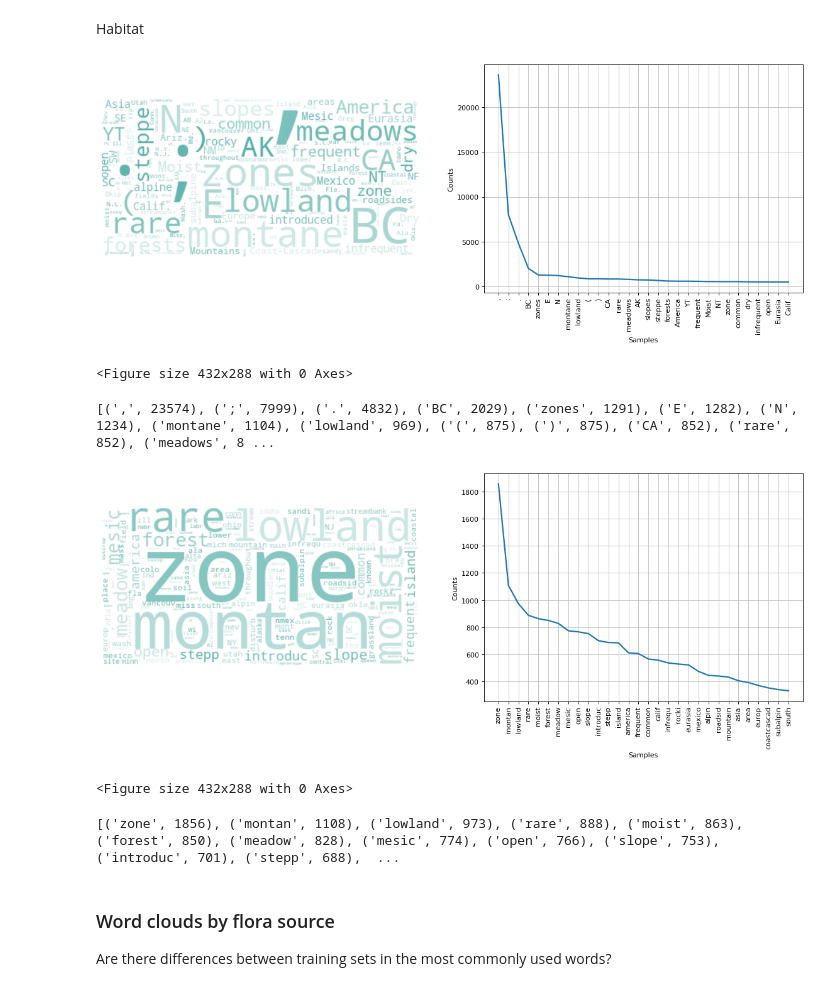
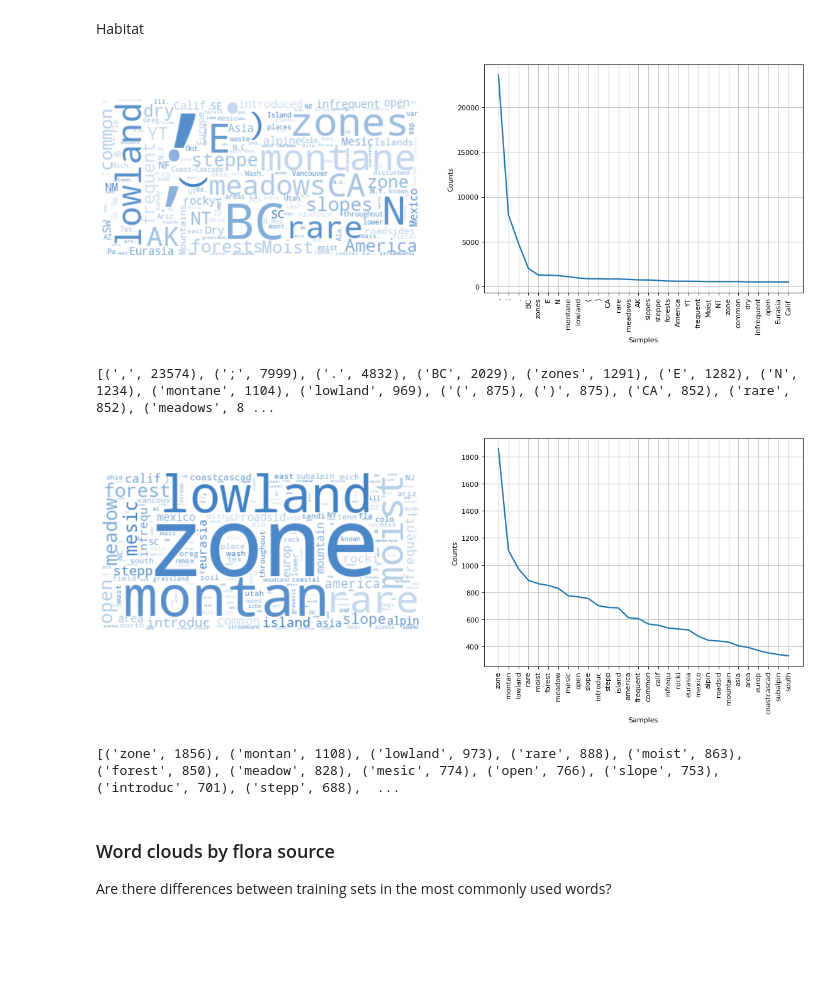
Before and after one commit to jocelynpender/flora-prepper, a Jupyter notebook: notebooks/analysis_visualization.ipynb, the cells around one changed output. Saved outputs shown, nothing was run; the diff lists cells and outputs as text; code cells hidden in the pictures; blank space fills up the shorter version.

```diff
--- a/notebooks/analysis_visualization.ipynb
+++ b/notebooks/analysis_visualization.ipynb
@@ -114,15 +112,13 @@ visualize_words(key, tokenized_stop_words_clean, cleanup=True, color="yellow")
 # %% [markdown]
 Habitat
 # %%
-visualize_words(habitat, tokenized_stop_words, color="purple")
-visualize_words(habitat, tokenized_stop_words_clean, cleanup=True, color="purple")
+visualize_words(habitat, tokenized_stop_words, color="blue")
+visualize_words(habitat, tokenized_stop_words_clean, cleanup=True, color="blue")
 # %% [output]
-[figure, old version]
+[figure, new version]
-<Figure size 432x288 with 0 Axes>
+[(',', 23574), (';', 7999), ('.', 4832), ('BC', 2029), ('zones', 1291), ('E', 1282), ('N', 1234), ('montane', 1104), ('lowland', 969), ('(', 875), (')', 875), ('CA', 852), ('rare', 852), ('meadows', 8 ...
+[figure, new version]
-[(',', 23574), (';', 7999), ('.', 4832), ('BC', 2029), ('zones', 1291), ('E', 1282), ('N', 1234), ('montane', 1104), ('lowland', 969), ('(', 875), (')', 875), ('CA', 852), ('rare', 852), ('meadows', 8 ...
+[('zone', 1856), ('montan', 1108), ('lowland', 973), ('rare', 888), ('moist', 863), ('forest', 850), ('meadow', 828), ('mesic', 774), ('open', 766), ('slope', 753), ('introduc', 701), ('stepp', 688),  ...
-[figure, old version]
-<Figure size 432x288 with 0 Axes>
-[('zone', 1856), ('montan', 1108), ('lowland', 973), ('rare', 888), ('moist', 863), ('forest', 850), ('meadow', 828), ('mesic', 774), ('open', 766), ('slope', 753), ('introduc', 701), ('stepp', 688),  ...
 # %% [markdown]
 ### Word clouds by flora source
 Are there differences between training sets in the most commonly used words?
```
Also changed, not shown: parts of 4 cells of this notebook, 3 other files.
